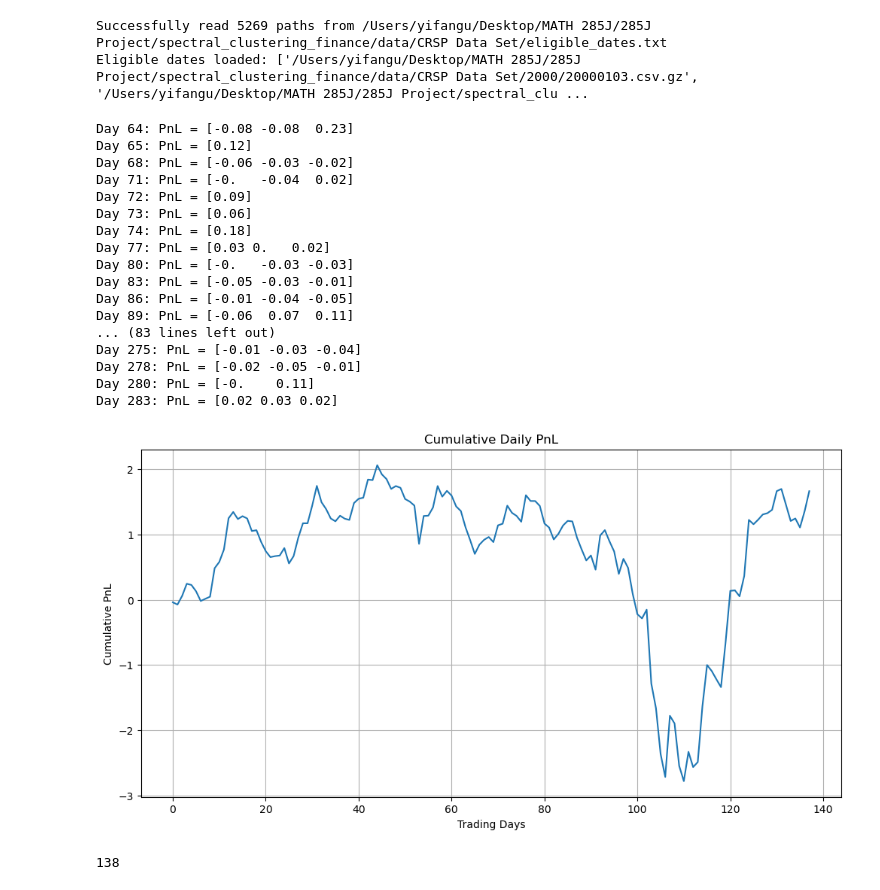
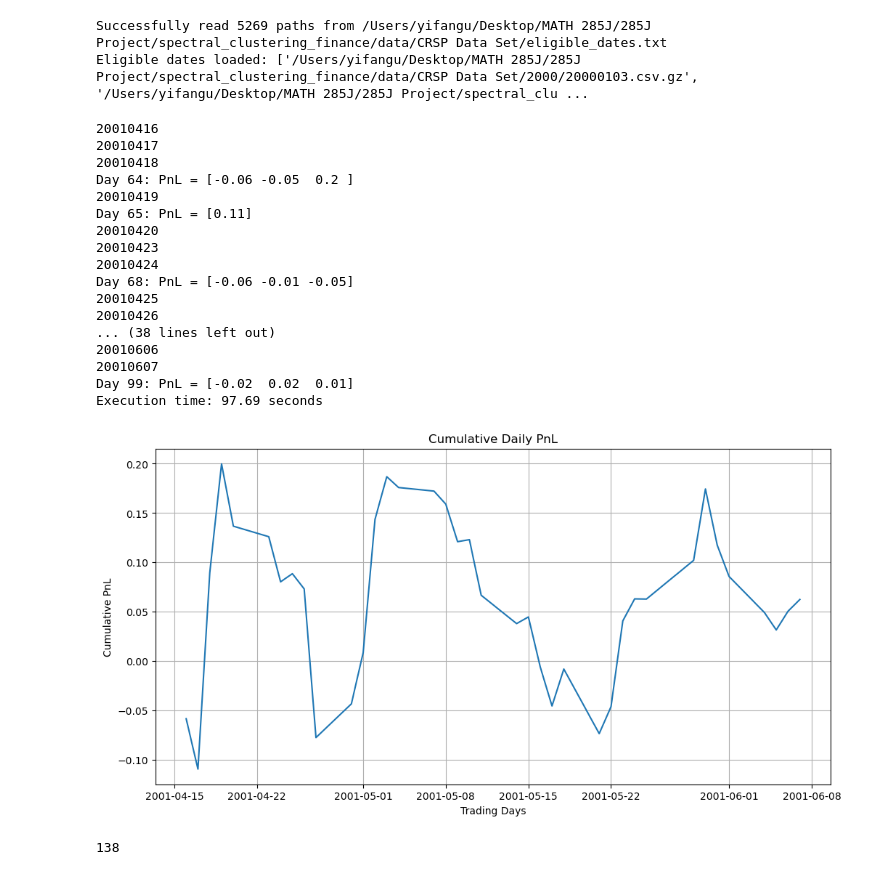
Before and after one commit to khangnguyen275/spectral_clustering_finance, a Jupyter notebook: yifan.ipynb, the cells around one changed output. Saved outputs shown, nothing was run; the diff lists cells and outputs as text; code cells hidden in the pictures.

Commit message:
added the dates to the horizontal axis

```diff
--- a/yifan.ipynb
+++ b/yifan.ipynb
@@ -131,13 +131,14 @@ def execute_trading_strategy(win_threshold: float,
     current_date = lookback_window
     # record daily_PnL
     daily_PnL = []
+    curr_date_str = []
 
 # renew_portfolio criteria
     # trading_period = 0
     # trading_PnL = 0
     # update_portfolio = True
 
-    while current_date + lookforward_window < num_dates:
+    while current_date + lookforward_window < 100:
         start_date = current_date - lookback_window
         # size of R_curr: #stocks x (1 ticker + 63 days)
         # size of market_curr: 63
@@ -146,11 +147,11 @@ def execute_trading_strategy(win_threshold: float,
                                                     lookforward_window=lookforward_window,
                                                     start_date = start_date)
 
-        """ WINSORIZATION! """
-        R_curr_np = R_curr.select_dtypes(include='number').to_numpy()
-        for j in range(R_curr_np.shape[1]):
-            R_curr_np[:,j] = winsorize(R_curr_np[:,j])
-        R_curr.iloc[:, 1:] = R_curr_np
+        # """ WINSORIZATION! """
+        # R_curr_np = R_curr.select_dtypes(include='number').to_numpy()
+        # for j in range(R_curr_np.shape[1]):
+        #     R_curr_np[:,j] = winsorize(R_curr_np[:,j])
+        # R_curr.iloc[:, 1:] = R_curr_np
 
         # R_cov is the matrix containing the return in the 60 days lookback window
         R_cov = R_curr.iloc[:, : lookback_window + 1]
@@ -171,16 +172,23 @@ def execute_trading_strategy(win_threshold: float,
 
             daily_PnL += PnLs.tolist()
             current_date += index + 1
+            for i in range(index+1):
+                print(R_curr.columns[-lookforward_window+i])
+                curr_date_str.append(R_curr.columns[-lookforward_window+i])
         else:
             daily_PnL += PnLs.tolist()
             current_date += lookforward_window
+            for i in range(lookforward_window):
+                print(R_curr.columns[-lookforward_window+i])
+                curr_date_str.append(R_curr.columns[-lookforward_window+i])
         print(f"Day {current_date+1}: PnL = {PnLs}")
-    return daily_PnL
+    date = pd.to_datetime(curr_date_str, format='%Y%m%d')
+    return daily_PnL, date
 # %%
 import time
 
 start_time = time.time()
-daily_PnL = execute_trading_strategy(win_threshold=0.05,
+daily_PnL, date = execute_trading_strategy(win_threshold=0.05,
                                      lookback_window=60,
                                      lookforward_window=3,
                                      w=5,
@@ -188,36 +196,36 @@ daily_PnL = execute_trading_strategy(win_threshold=0.05,
 end_time = time.time()
 print(f"Execution time: {end_time - start_time:.2f} seconds")
 # %% [output]
-Day 64: PnL = [-0.08 -0.08  0.23]
-Day 65: PnL = [0.12]
-Day 68: PnL = [-0.06 -0.03 -0.02]
-Day 71: PnL = [-0.   -0.04  0.02]
-Day 72: PnL = [0.09]
-Day 73: PnL = [0.06]
-Day 74: PnL = [0.18]
-Day 77: PnL = [0.03 0.   0.02]
-Day 80: PnL = [-0.   -0.03 -0.03]
-Day 83: PnL = [-0.05 -0.03 -0.01]
-Day 86: PnL = [-0.01 -0.04 -0.05]
-Day 89: PnL = [-0.06  0.07  0.11]
-... (83 lines left out)
-Day 275: PnL = [-0.01 -0.03 -0.04]
-Day 278: PnL = [-0.02 -0.05 -0.01]
-Day 280: PnL = [-0.    0.11]
-Day 283: PnL = [0.02 0.03 0.02]
+20010416
+20010417
+20010418
+Day 64: PnL = [-0.06 -0.05  0.2 ]
+20010419
+Day 65: PnL = [0.11]
+20010420
+20010423
+20010424
+Day 68: PnL = [-0.06 -0.01 -0.05]
+20010425
+20010426
+... (38 lines left out)
+20010606
+20010607
+Day 99: PnL = [-0.02  0.02  0.01]
+Execution time: 97.69 seconds
 # %%
 import matplotlib.pyplot as plt
 cumulative_pnl = np.cumsum(daily_PnL)
 
 plt.figure(figsize=(12, 6))
-plt.plot(cumulative_pnl)
+plt.plot(date, cumulative_pnl)
 plt.title('Cumulative Daily PnL')
 plt.xlabel('Trading Days')
 plt.ylabel('Cumulative PnL')
 plt.grid(True)
 plt.show()
 # %% [output]
-[figure, old version]
+[figure, new version]
 # %%
 def calculate_sharpe_ratio(daily_PnL):
     mean = np.mean(daily_PnL)
```
